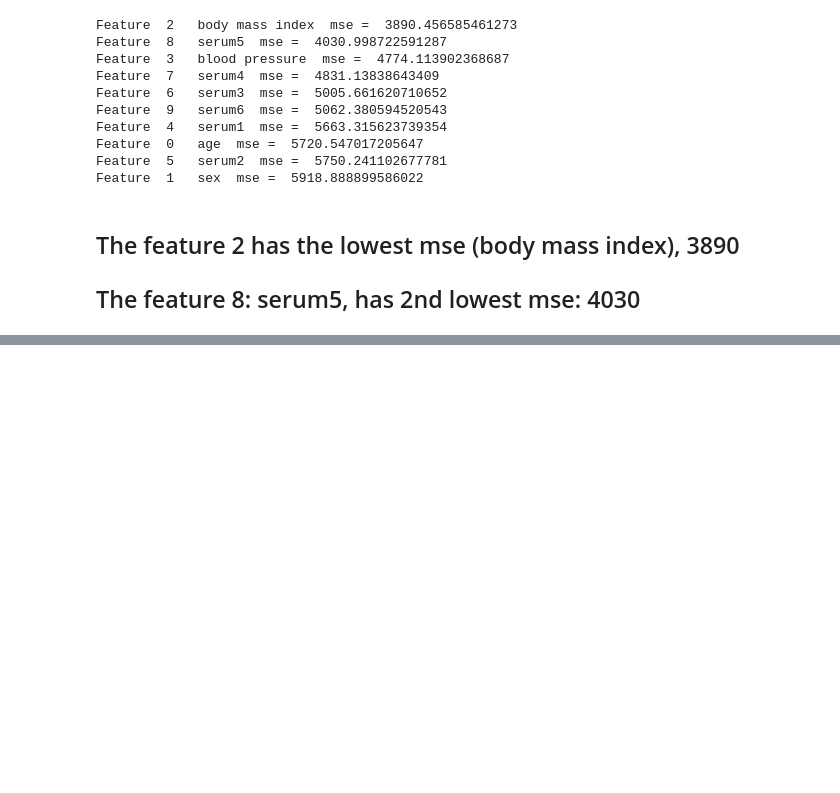
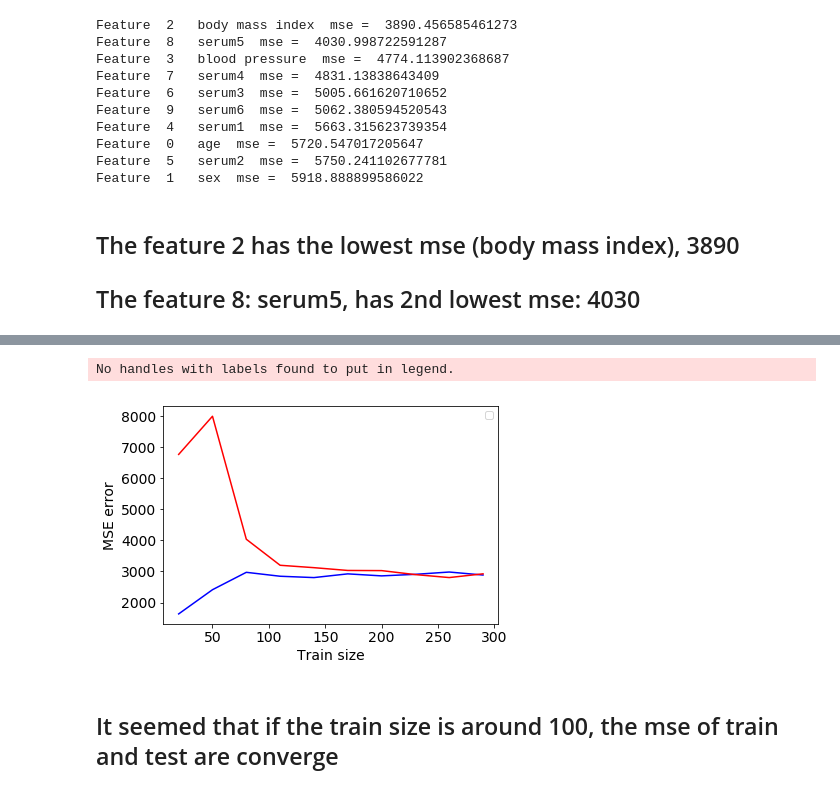
Before and after one commit to SYYoung/UCSD_DataScience2, a Jupyter notebook: Machine Learning Fundamentals/Week 4/Assg4_Diabetes.ipynb, the cells around one changed output, grey strips where cells are left out. Cells and saved outputs as stored; diff of their text form; code cells hidden in the pictures; blank space fills up the shorter version.

```diff
--- a/Machine Learning Fundamentals/Week 4/Assg4_Diabetes.ipynb
+++ b/Machine Learning Fundamentals/Week 4/Assg4_Diabetes.ipynb
@@ -104,0 +135,17 @@ TypeError: unorderable types: list() < int()
+# %%
+## Now split the data into training set and test set
+def split_data(num_train):
+    num_data = x.shape[0]
+    if (num_train < 0) or (num_train > num_data):
+        print("Invalid number of training points.")
+        return
+    np.random.seed(0)
+    perm = np.random.permutation(num_data)
+    trainx = x[perm[0:num_train], :]
+    testx = x[perm[num_train:], :]
+    trainy = y[perm[0:num_train]]
+    testy = y[perm[num_train:]]
+    return trainx, trainy, testx, testy
+# %%
+trainx, trainy, testx, testy = split_data(20)
+print(trainx.shape, trainy.shape, testx.shape, testy.shape)
@@ -104,0 +154,16 @@ TypeError: unorderable types: list() < int()
+# %%
+#train_size_list = [20, 50, 100, 200]
+train_size_list = range(20,320,30)
+mse_train = np.zeros((len(train_size_list)))
+mse_test = np.zeros((len(train_size_list)))
+flist = range(0, x.shape[1])
+#flist = [2]
+for i in range(len(train_size_list)):
+    trainx, trainy, testx, testy = split_data(train_size_list[i])
+    regr = feature_subset_regression(trainx, trainy, flist)
+    mse_train[i] = mean_squared_error(trainy, regr.predict(trainx[:,flist]))
+    mse_test[i] = mean_squared_error(testy, regr.predict(testx[:,flist]))
+
+for i in range(len(train_size_list)):
+    print("Train size = ", train_size_list[i], ", mse_train = ",
+          mse_train[i], "mse_test=",mse_test[i])
@@ -104,0 +181,12 @@ TypeError: unorderable types: list() < int()
+# %%
+plt.plot(train_size_list, mse_train, 'b-')
+plt.plot(train_size_list, mse_test, 'r-')
+plt.xlabel('Train size', fontsize=14)
+plt.ylabel('MSE error', fontsize=14)
+plt.legend()
+plt.show()
+# %% [output]
+No handles with labels found to put in legend.
+[figure, added]
+# %% [markdown]
+## It seemed that if the train size is around 100, the mse of train and test are converge
```
Also changed, not shown: parts of 6 cells of this notebook.
